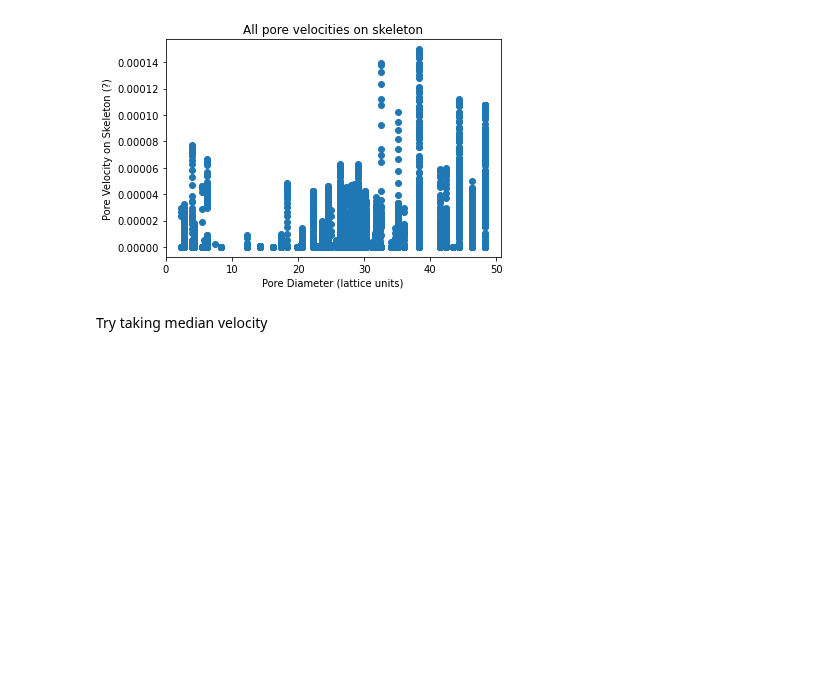
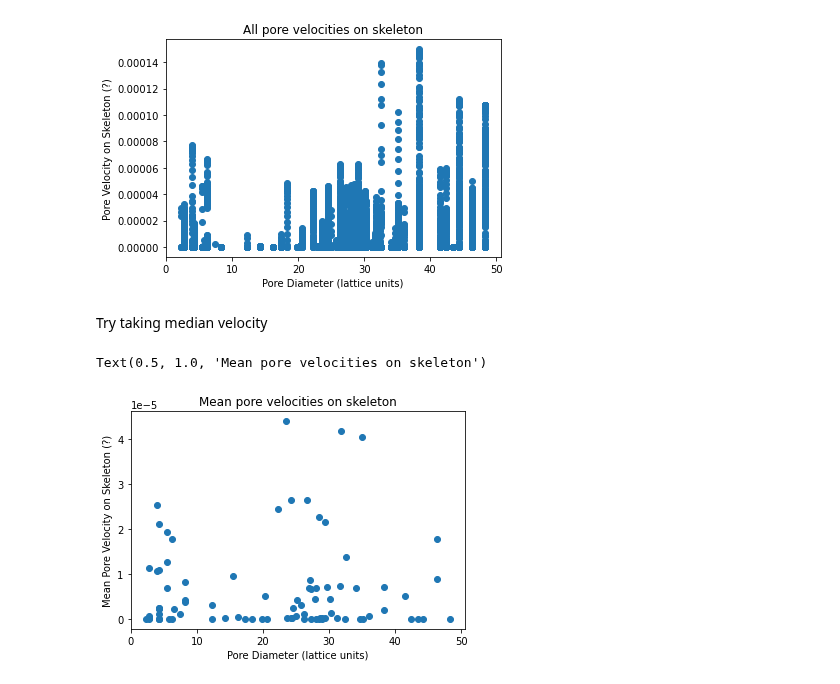
Before and after one commit to akkendrick/LABMOPS, a Jupyter notebook: separateStagPores.ipynb, the cells around one changed output. Drawn from its saved outputs; the diff is of its cells as text; code cells hidden in the pictures; blank space fills up the shorter version.

Commit message:
finished median velocity implementation

```diff
--- a/separateStagPores.ipynb
+++ b/separateStagPores.ipynb
@@ -103,6 +103,8 @@ edgeImage = np.zeros(primaryImage.shape)
 visit = np.zeros(len(primaryRegionData))
 primaryRegionImage = np.zeros(primaryImage.shape)
 primaryPoreDiamImage = np.zeros(primaryImage.shape)
+
+poreDiamForMedian = []
 
 for a in range(0,cubeSize):
     for b in range(0,cubeSize):
@@ -120,7 +122,9 @@ for a in range(0,cubeSize):
 
                     primaryRegionImage[regionBorder[0],regionBorder[1],regionBorder[2]] =  regionLabel
 
-                    poreDiam =  poreInfoPrimary['pore.diameter'][regionLabel]
+
+                    poreDiam = poreInfoPrimary['pore.diameter'][regionLabel]
+                    poreDiamForMedian = np.append(poreDiamForMedian, poreInfoPrimary['pore.diameter'][regionLabel])
                     primaryPoreDiamImage[regionBorder[0],regionBorder[1],regionBorder[2]] = poreDiam
 # %%
 plt.imshow(primarySkelImage[:,:,40])
@@ -178,9 +182,26 @@ Text(0.5, 1.0, 'All pore velocities on skeleton')
 [figure]
 # %% [markdown]
 Try taking median velocity
-# %%
-medianPoreVelocity =  np.zeros(nRegions,)
-
-for a in range(0, medianPoreVelocity.size):
-    skeletonPoreVel = primaryVelocitiesSkeleton[primaryPoreRegionSkeleton == a]
-    medianPoreVelocity[a] = np.median(skeletonPoreVel)
+# %%
+medianPoreVelocity =  []
+meanPoreVelocity =  []
+skeletonPoreDiam = []
+poreRegions, indices = np.unique(primaryPoreRegionSkeleton, return_index='True')
+
+for a in range(0, len(poreRegions)):
+    currentRegion = poreRegions[a]
+    poreRegionIndex = primaryPoreRegionSkeleton[indices[a]]
+
+    skeletonPoreVel = primaryVelocitiesSkeleton[primaryPoreRegionSkeleton == poreRegionIndex]
+
+    meanPoreVelocity = np.append(meanPoreVelocity, np.mean(skeletonPoreVel) )
+    medianPoreVelocity = np.append(medianPoreVelocity, np.median(skeletonPoreVel) )
+    skeletonPoreDiam = np.append(skeletonPoreDiam, poreDiamForMedian[int(poreRegionIndex)] )
+# %%
+plt.scatter(skeletonPoreDiam, meanPoreVelocity)
+plt.xlabel('Pore Diameter (lattice units)')
+plt.ylabel('Mean Pore Velocity on Skeleton (?)')
+plt.title('Mean pore velocities on skeleton')
+# %% [output]
+Text(0.5, 1.0, 'Mean pore velocities on skeleton')
+[figure, added]
```
Also changed, not shown: parts of 1 cell of this notebook.
